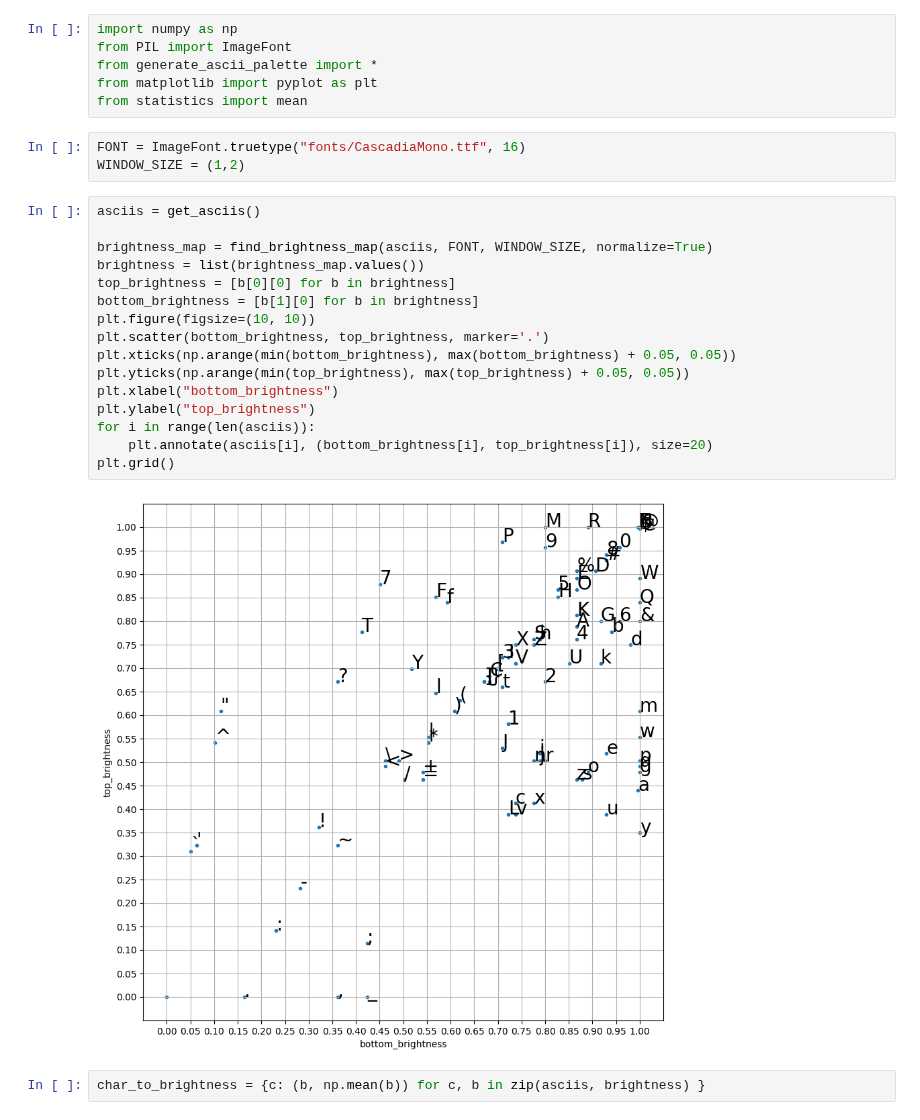
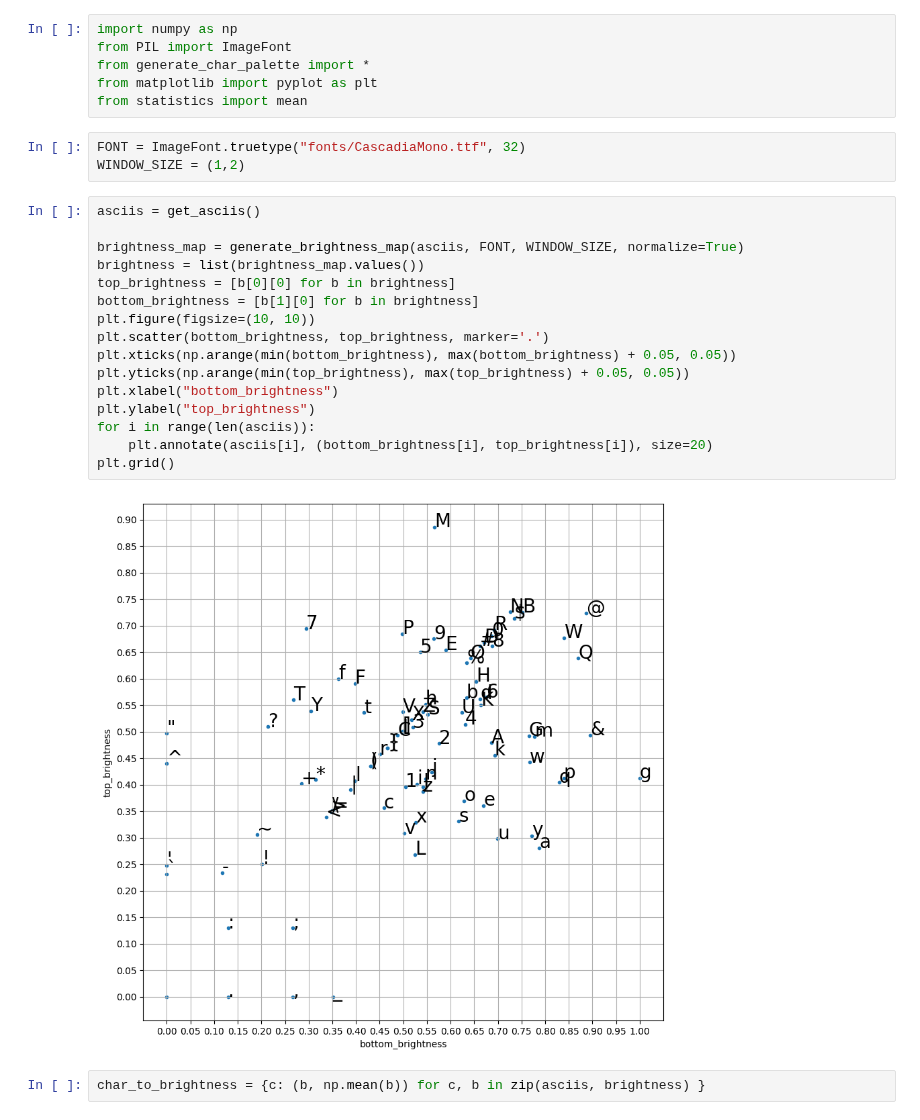
Before and after one commit to wojciechsadlik/python-char-art, a Jupyter notebook: ascii_1x2_brightness_test.ipynb, the cells around one changed output. Drawn from its saved outputs; the diff is of its cells as text.

```diff
--- a/ascii_1x2_brightness_test.ipynb
+++ b/ascii_1x2_brightness_test.ipynb
@@ -1,30 +1,30 @@
 # %%
 import numpy as np
 from PIL import ImageFont
-from generate_ascii_palette import *
+from generate_char_palette import *
 from matplotlib import pyplot as plt
 from statistics import mean
 # %%
-FONT = ImageFont.truetype("fonts/CascadiaMono.ttf", 16)
+FONT = ImageFont.truetype("fonts/CascadiaMono.ttf", 32)
 WINDOW_SIZE = (1,2)
 # %%
 asciis = get_asciis()
 
-brightness_map = find_brightness_map(asciis, FONT, WINDOW_SIZE, normalize=True)
+brightness_map = generate_brightness_map(asciis, FONT, WINDOW_SIZE, normalize=True)
 brightness = list(brightness_map.values())
 top_brightness = [b[0][0] for b in brightness]
 bottom_brightness = [b[1][0] for b in brightness]
 plt.figure(figsize=(10, 10))
 plt.scatter(bottom_brightness, top_brightness, marker='.')
 plt.xticks(np.arange(min(bottom_brightness), max(bottom_brightness) + 0.05, 0.05))
 plt.yticks(np.arange(min(top_brightness), max(top_brightness) + 0.05, 0.05))
 plt.xlabel("bottom_brightness")
 plt.ylabel("top_brightness")
 for i in range(len(asciis)):
     plt.annotate(asciis[i], (bottom_brightness[i], top_brightness[i]), size=20)
 plt.grid()
 # %% [output]
-[figure, old version]
+[figure, new version]
 # %%
 char_to_brightness = {c: (b, np.mean(b)) for c, b in zip(asciis, brightness) }
 # %%
```
Also changed, not shown: parts of 5 cells of this notebook, 6 other files.
